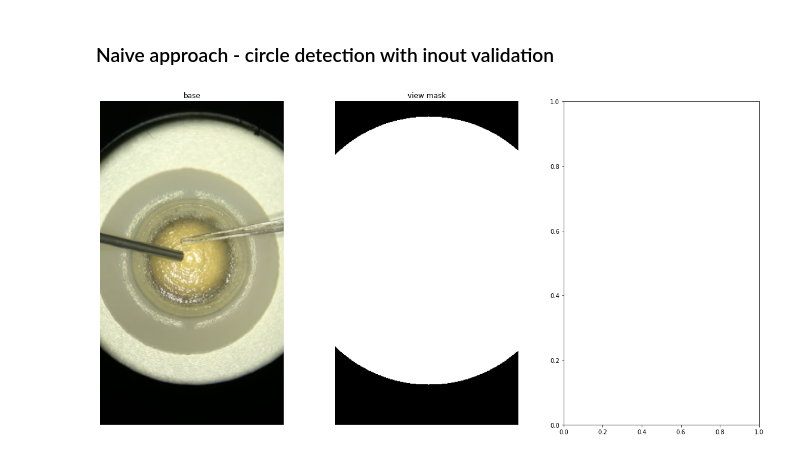
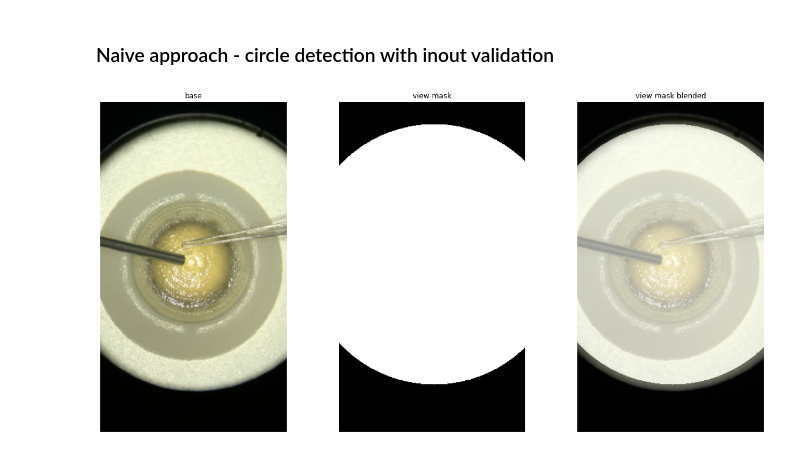
Before and after one commit to Custom-Surgical-GmbH/Cataract-Surgery-Training-Explorations, a Jupyter notebook: opencv_explorations/view_detection.ipynb, the cells around one changed output. Cells and saved outputs as stored; diff of their text form; code cells hidden in the pictures.

Commit message:
view detection reworking

```diff
--- a/opencv_explorations/view_detection.ipynb
+++ b/opencv_explorations/view_detection.ipynb
@@ -57,18 +57,28 @@ size: 290x512
 # %% [markdown]
 ### Naive approach - circle detection with inout validation
 # %%
-view_mask = get_view_mask(base_gray)
-overlaid
+view_mask = get_view_mask(base_gray, radius_shrink=0.95)
+view_blended = cv2.addWeighted(
+    base_rgb,
+    0.5,
+    cv2.cvtColor(view_mask, cv2.COLOR_GRAY2RGB),
+    0.5,
+    0.0
+)
 
 fig, plots = plt.subplots(1, 3, figsize=(20,10))
 plots[0].set_title('base')
 plots[0].imshow(base_rgb)
 plots[0].axis('off')
 
 plots[1].set_title('view mask')
 plots[1].imshow(view_mask, cmap='gray')
 plots[1].axis('off')
 
+plots[2].set_title('view mask blended')
+plots[2].imshow(view_blended)
+plots[2].axis('off')
+
 plt.show()
 # %% [output]
-[figure, old version]
+[figure, new version]
```
Also changed, not shown: parts of 3 cells of this notebook, 5 other files.
